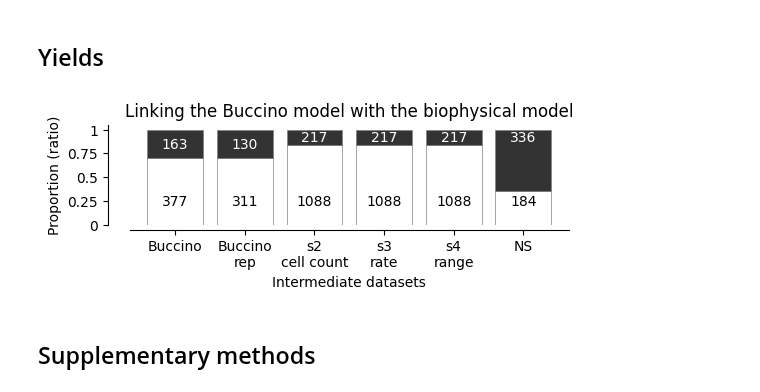
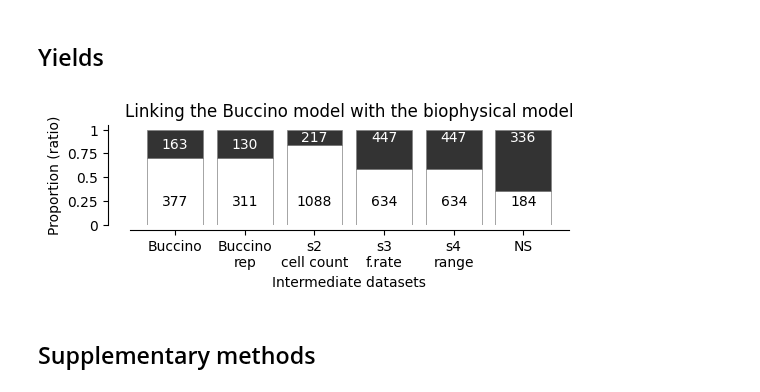
Before and after one commit to steevelaquitaine/spikebias, a Jupyter notebook: notebooks/4_reviews/fig04_pros_of_added_details_v3.ipynb, the cells around one changed output. Drawn from its saved outputs; the diff is of its cells as text; code cells hidden in the pictures.

```diff
--- a/notebooks/4_reviews/fig04_pros_of_added_details_v3.ipynb
+++ b/notebooks/4_reviews/fig04_pros_of_added_details_v3.ipynb
@@ -1183,15 +1205,15 @@ SORTED_ks4_paths = {
     "Buccino": 'dataset/01_intermediate/sorting/buccino/SortingKS4',
     'Buccino\nrep': './temp/pros_of_details/npx_buccino_rep/SortingKS4_10m_RTX5090',
     's2\ncell count': './temp/pros_of_details/npx_synth2/SortingKS4_10m_RTX5090',
-    's3\nrate': './temp/pros_of_details/npx_synth2/SortingKS4_10m_RTX5090',
-    's4\nrange': './temp/pros_of_details/npx_synth2/SortingKS4_10m_RTX5090',
+    's3\nf.rate': './temp/pros_of_details/npx_synth3/SortingKS4_10m_RTX5090',
+    's4\nrange': './temp/pros_of_details/npx_synth3/SortingKS4_10m_RTX5090',
     "NS": SORTING_KS4_NS_PATH,
 }
 
 # plot parameters
 FIGSIZE = (5.5, 2.2)
 SHIFT = 0.3
-exp_names = ('Buccino', 'Buccino\nrep', 's2\ncell count', 's3\nrate', 's4\nrange', 'NS')
+exp_names = ('Buccino', 'Buccino\nrep', 's2\ncell count', 's3\nf.rate', 's4\nrange', 'NS')
 number_pos = {'exp1_x':-0.3 + SHIFT, 'exp1_y_su': 0.2, 'exp1_y_mu': 0.8,
               'exp2_x': 0.7 + SHIFT, 'exp2_y_su': 0.2, 'exp2_y_mu': 0.8,
               'exp3_x': 1.7 + SHIFT, 'exp3_y_su': 0.2, 'exp3_y_mu': 0.87,
@@ -1202,27 +1224,27 @@ legend_cfg = {"frameon": False, "handletextpad": 0.1}
 # %%
 # compute data
 plot_data = process_each_experiment(SORTED_ks4_paths['Buccino'], SORTED_ks4_paths['Buccino\nrep'],
-                                    SORTED_ks4_paths['s2\ncell count'], SORTED_ks4_paths['s3\nrate'], SORTED_ks4_paths['s4\nrange'],
+                                    SORTED_ks4_paths['s2\ncell count'], SORTED_ks4_paths['s3\nf.rate'], SORTED_ks4_paths['s4\nrange'],
                                     SORTED_ks4_paths['NS'], exp_names)
 
 # setup plot
 _, ax = plt.subplots(1,1,figsize=FIGSIZE)
 
 # plot (white: single-unit; black: multi-units)
 isolation.plot_unit_isolation_pros_of_added_detailed(ax, plot_data['Buccino'],
-                                                     plot_data['Buccino\nrep'], plot_data['s2\ncell count'], plot_data['s3\nrate'],
+                                                     plot_data['Buccino\nrep'], plot_data['s2\ncell count'], plot_data['s3\nf.rate'],
                                                      plot_data['s4\nrange'], plot_data['NS'],
                                                      legend_cfg, number_pos, exp_names)
 
 # legend
 ax.set_yticks([0, 0.25, 0.5, 0.75, 1], [0, 0.25, 0.5, 0.75, 1])
 ax.set_title('Linking the Buccino model with the biophysical model')
 plt.tight_layout()
 
 # save figures
 plt.savefig("figures/7_reviews/figB_pros_of_details_yield.svg", **savefig_cfg)
 # %% [output]
-[figure, old version]
+[figure, new version]
 # %% [markdown]
 ## Supplementary methods
 # %% [markdown]
```
Also changed, not shown: parts of 7 cells of this notebook.
